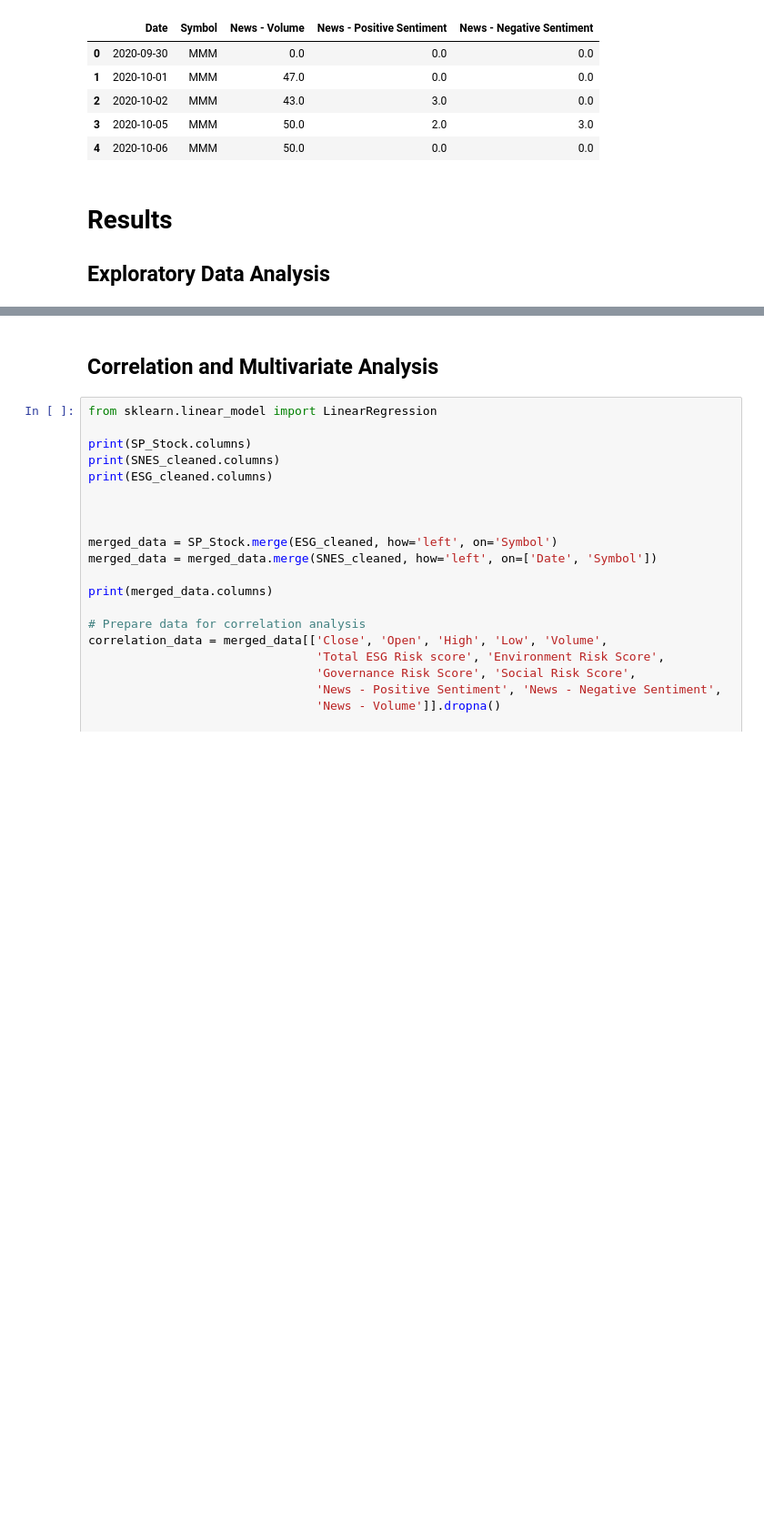
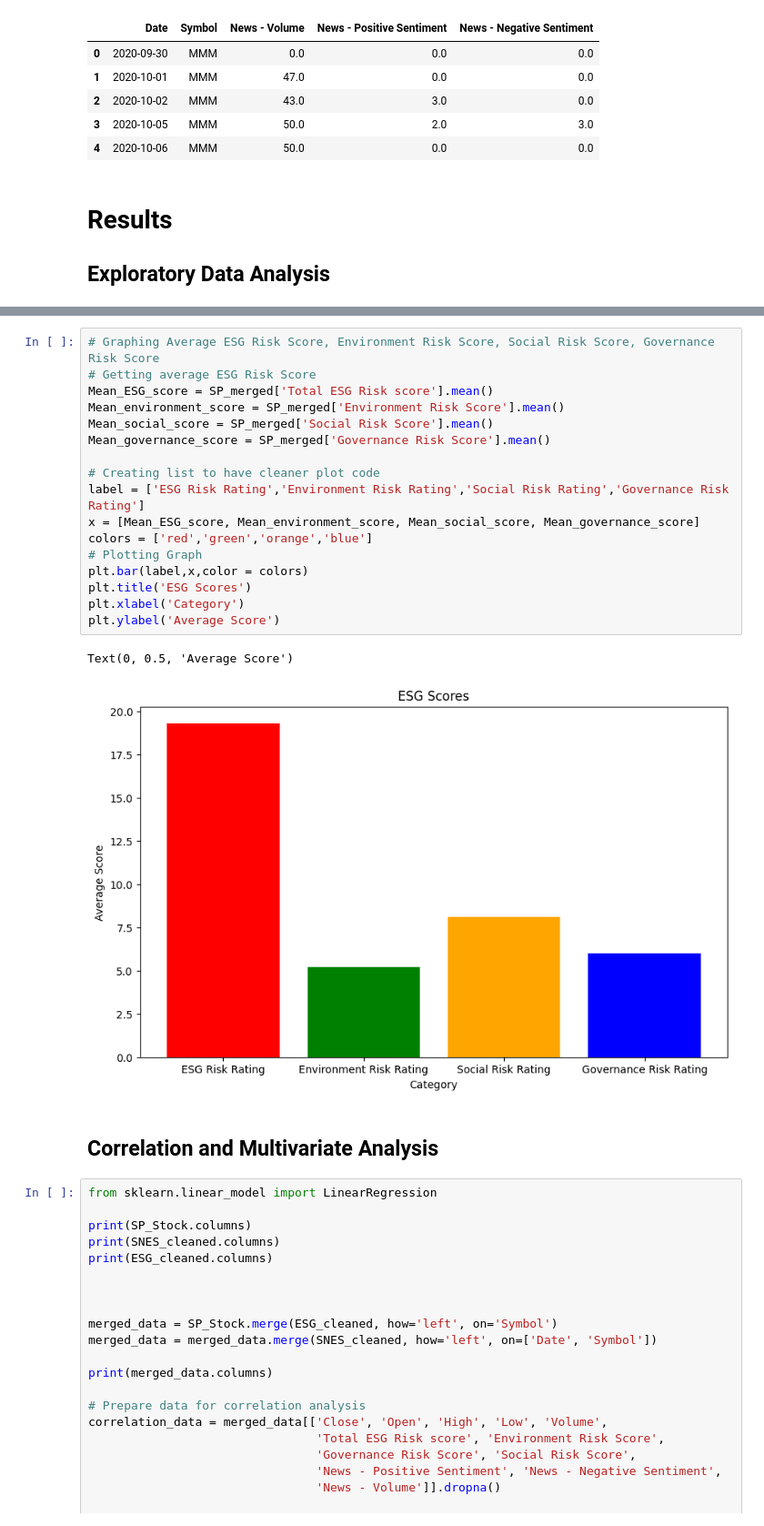
Before and after one commit to SyeinW/Cogs_108_Project_Data, a Jupyter notebook: checkpoint.ipynb, the cells around one changed output, grey strips where cells are left out. Shown: that part at 91% size. Cells and saved outputs as stored; diff of their text form; blank space fills up the shorter version.

```diff
--- a/checkpoint.ipynb
+++ b/checkpoint.ipynb
@@ -197,3 +234,23 @@ SP_Stock = SP_Stock.reset_index(drop=True)
+# %%
+# Graphing Average ESG Risk Score, Environment Risk Score, Social Risk Score, Governance Risk Score
+# Getting average ESG Risk Score
+Mean_ESG_score = SP_merged['Total ESG Risk score'].mean()
+Mean_environment_score = SP_merged['Environment Risk Score'].mean()
+Mean_social_score = SP_merged['Social Risk Score'].mean()
+Mean_governance_score = SP_merged['Governance Risk Score'].mean()
+
+# Creating list to have cleaner plot code
+label = ['ESG Risk Rating','Environment Risk Rating','Social Risk Rating','Governance Risk Rating']
+x = [Mean_ESG_score, Mean_environment_score, Mean_social_score, Mean_governance_score]
+colors = ['red','green','orange','blue']
+# Plotting Graph
+plt.bar(label,x,color = colors)
+plt.title('ESG Scores')
+plt.xlabel('Category')
+plt.ylabel('Average Score')
+# %% [output]
+Text(0, 0.5, 'Average Score')
+[figure, added]
 # %% [markdown]
 ## Correlation and Multivariate Analysis
 # %%
```
Also changed, not shown: parts of 3 cells of this notebook.
